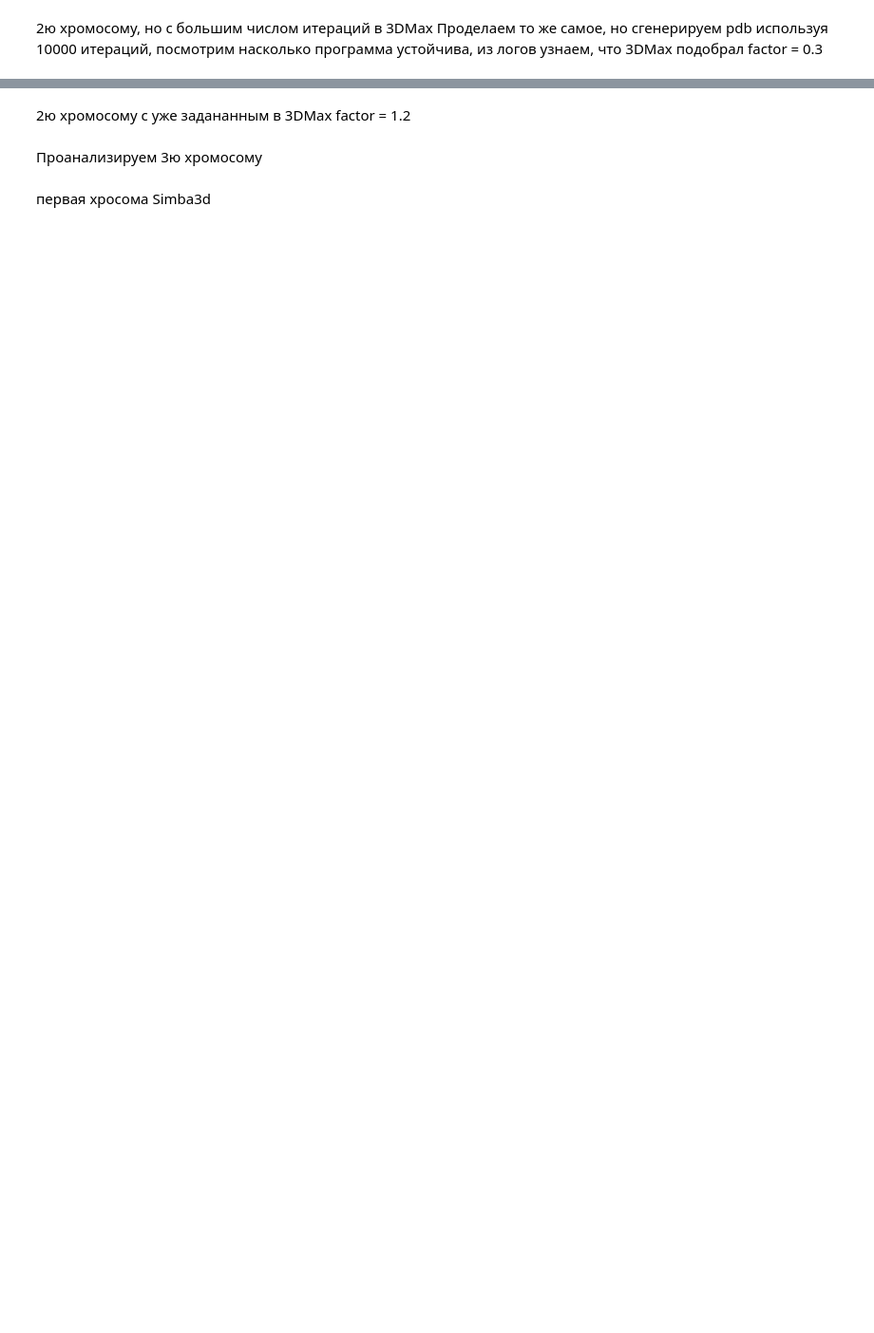
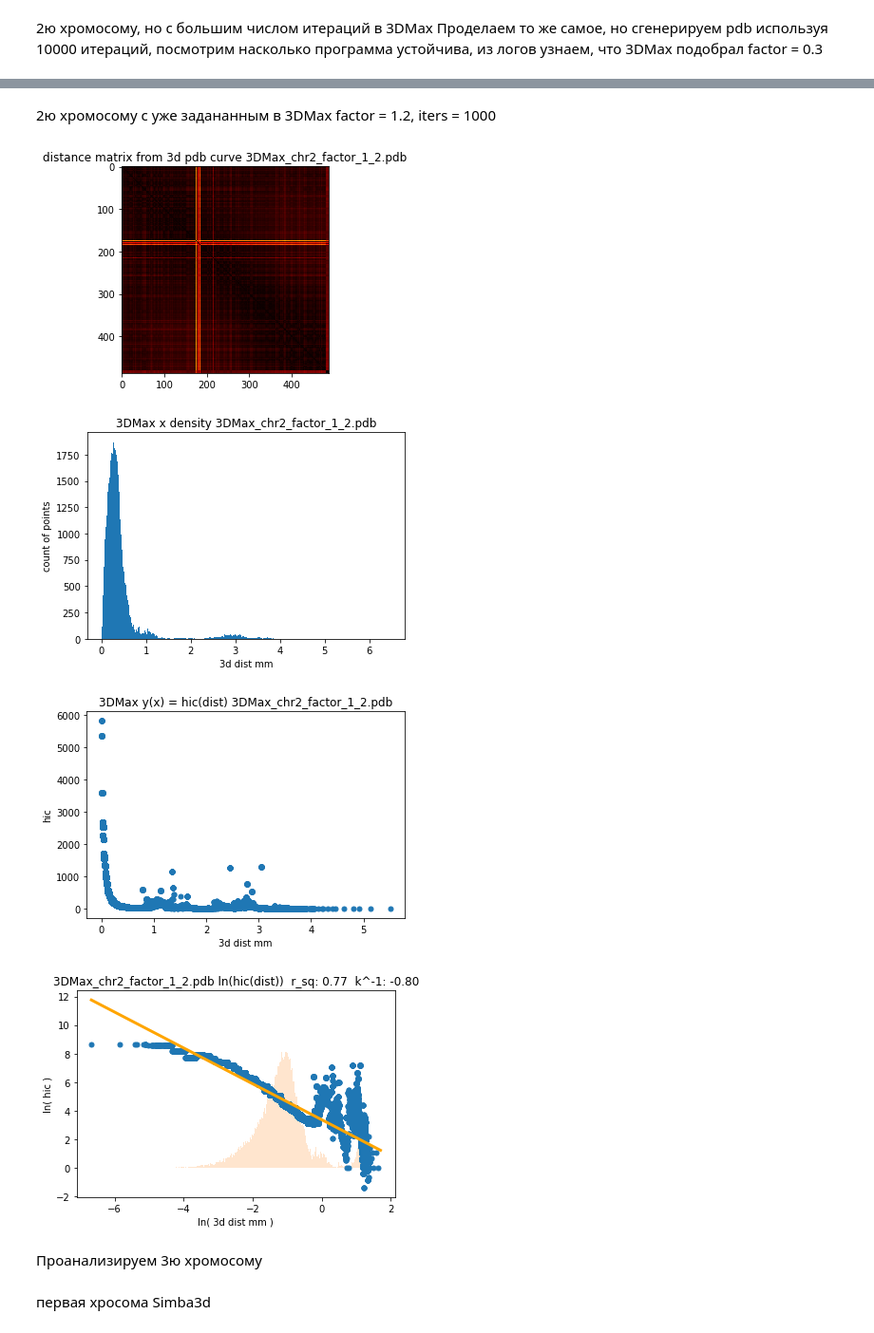
Before and after one commit to Timoniche/PDBAnalyzer, a Jupyter notebook: API.ipynb, the cells around one changed output, grey strips where cells are left out. Shown at 95% size. Saved outputs shown, nothing was run; the diff lists cells and outputs as text; code cells hidden in the pictures; blank space fills up the shorter version.

Commit message:
plots wip

```diff
--- a/API.ipynb
+++ b/API.ipynb
@@ -107,7 +115,12 @@ analyze_chr_i(1, file_name='3DMax_chr2_10000.pdb')
 # %% [markdown]
-2ю хромосому с уже задананным в 3DMax factor = 1.2
+2ю хромосому с уже задананным в 3DMax factor = 1.2, iters = 1000
 # %%
-analyze_chr_i(1, file_name='3DMax_chr2_factor1_2.pdb')
+analyze_chr_i(1, file_name='3DMax_chr2_factor_1_2.pdb')
+# %% [output]
+[figure, added]
+[figure, added]
+[figure, added]
+[figure, added]
 # %% [markdown]
 Проанализируем 3ю хромосому
 # %%
```
Also changed, not shown: parts of 2 cells of this notebook, 4 other files.
